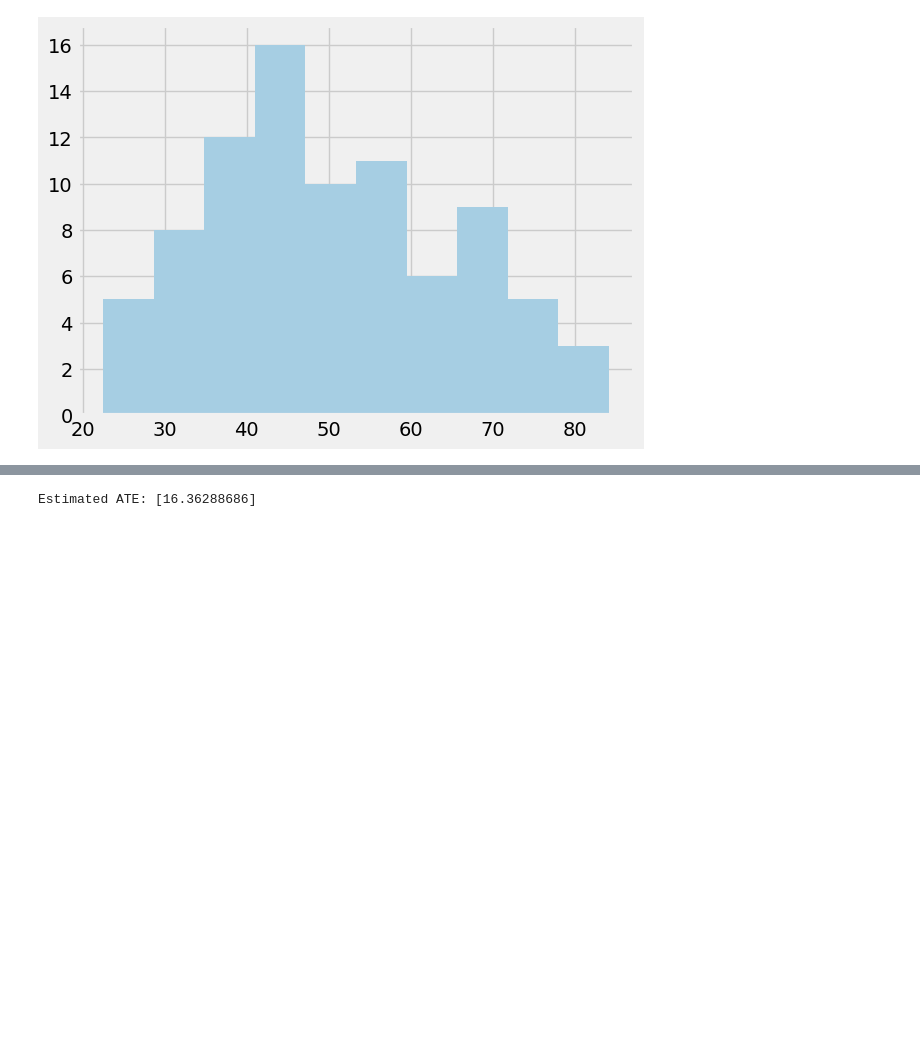
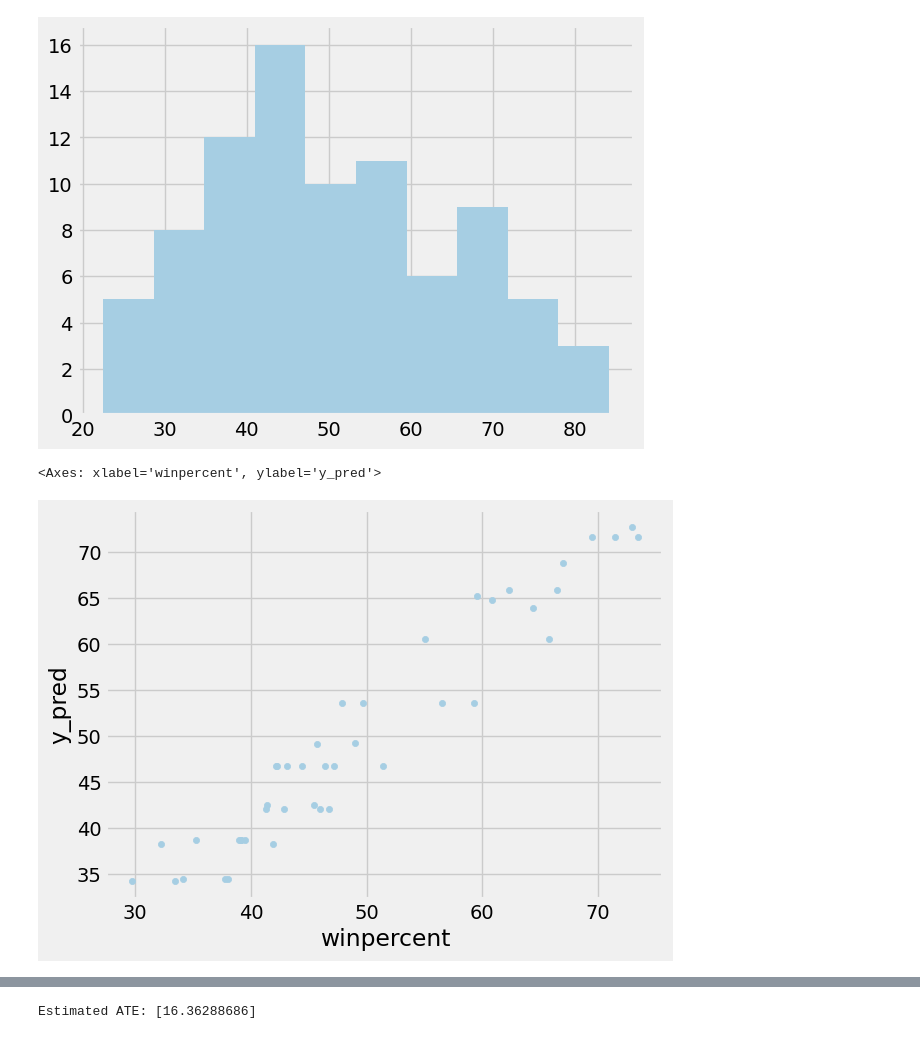
Before and after one commit to Eezzeldin/candy, a Jupyter notebook: candy.ipynb, the cells around one changed output, grey strips where cells are left out. Drawn from its saved outputs; the diff is of its cells as text; code cells hidden in the pictures; blank space fills up the shorter version.

```diff
--- a/candy.ipynb
+++ b/candy.ipynb
@@ -412,3 +430,8 @@ data["winpercent"].hist ()
 # %% [output]
 <Axes: >
 [figure]
+# %%
+candy_pred.loc [error_cut_off_index ].plot.scatter (y_col,"y_pred")
+# %% [output]
+<Axes: xlabel='winpercent', ylabel='y_pred'>
+[figure, added]
```
Also changed, not shown: parts of 12 cells of this notebook.
